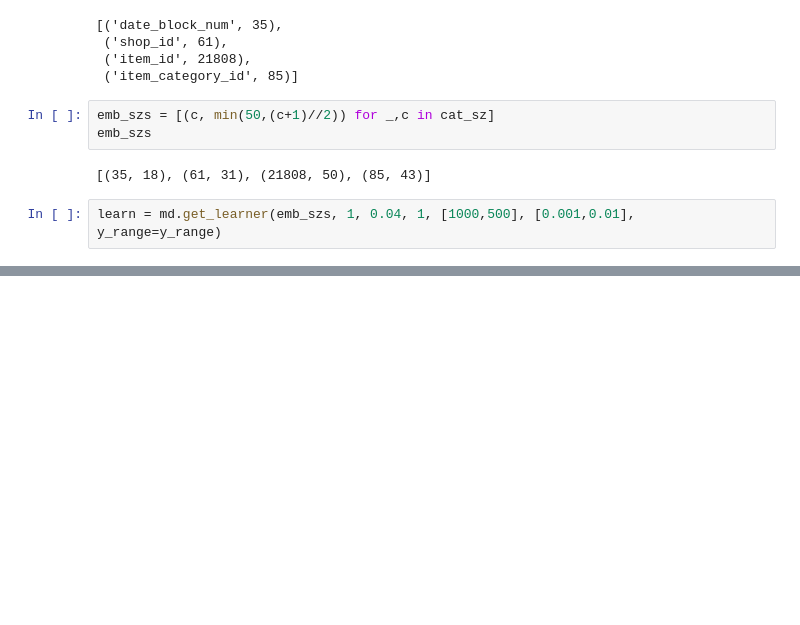
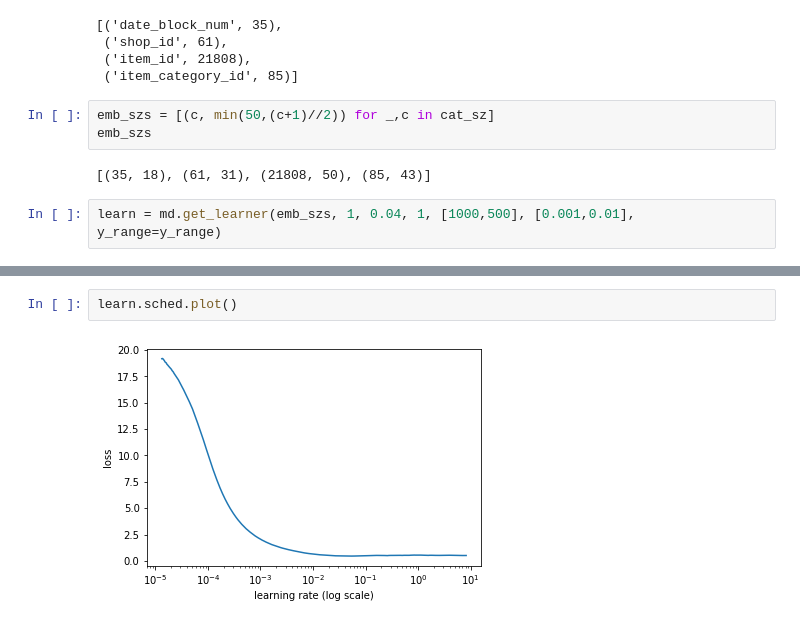
Before and after one commit to devarajanperumal/deeplearning, a Jupyter notebook: kaggle_russianstore.ipynb, the cells around one changed output, grey strips where cells are left out. Cells and saved outputs as stored; diff of their text form; blank space fills up the shorter version.

```diff
--- a/kaggle_russianstore.ipynb
+++ b/kaggle_russianstore.ipynb
@@ -321,0 +257,4 @@ If you're reading this message in another frontend (for example, a static render
+# %%
+learn.sched.plot()
+# %% [output]
+[figure, added]
```
Also changed, not shown: parts of 27 cells of this notebook, 1 other file.
